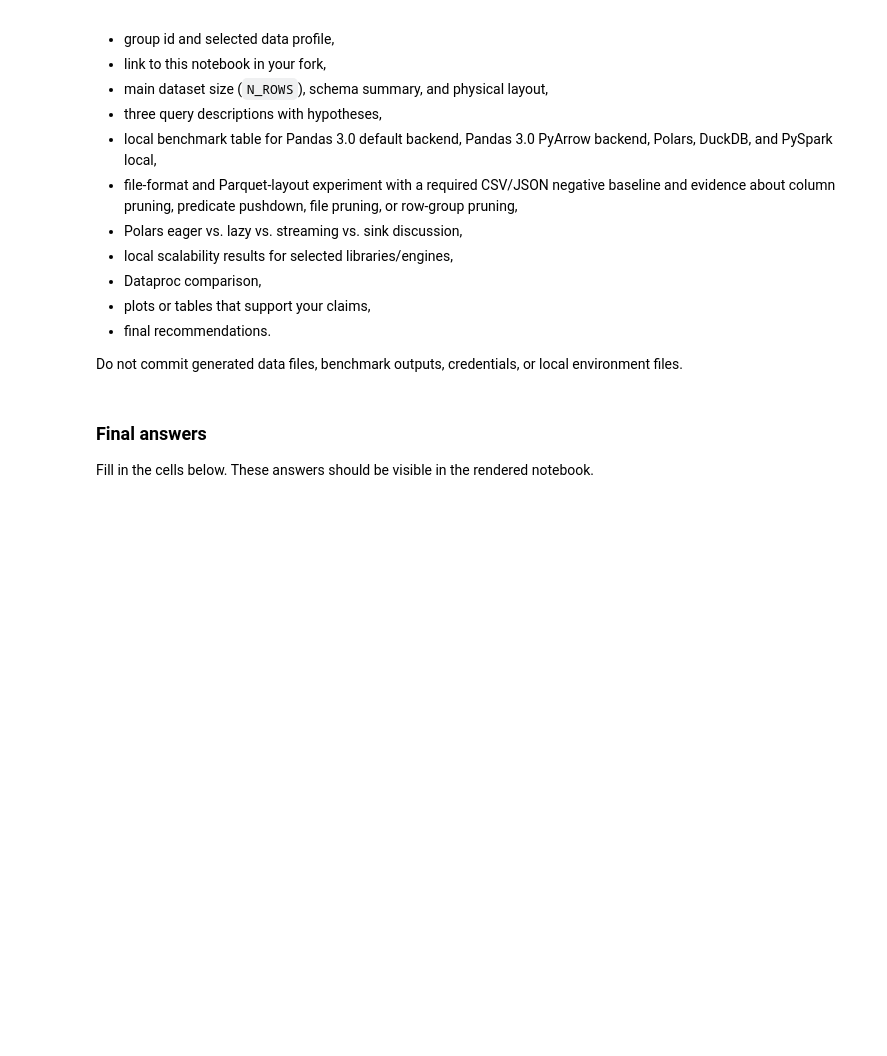
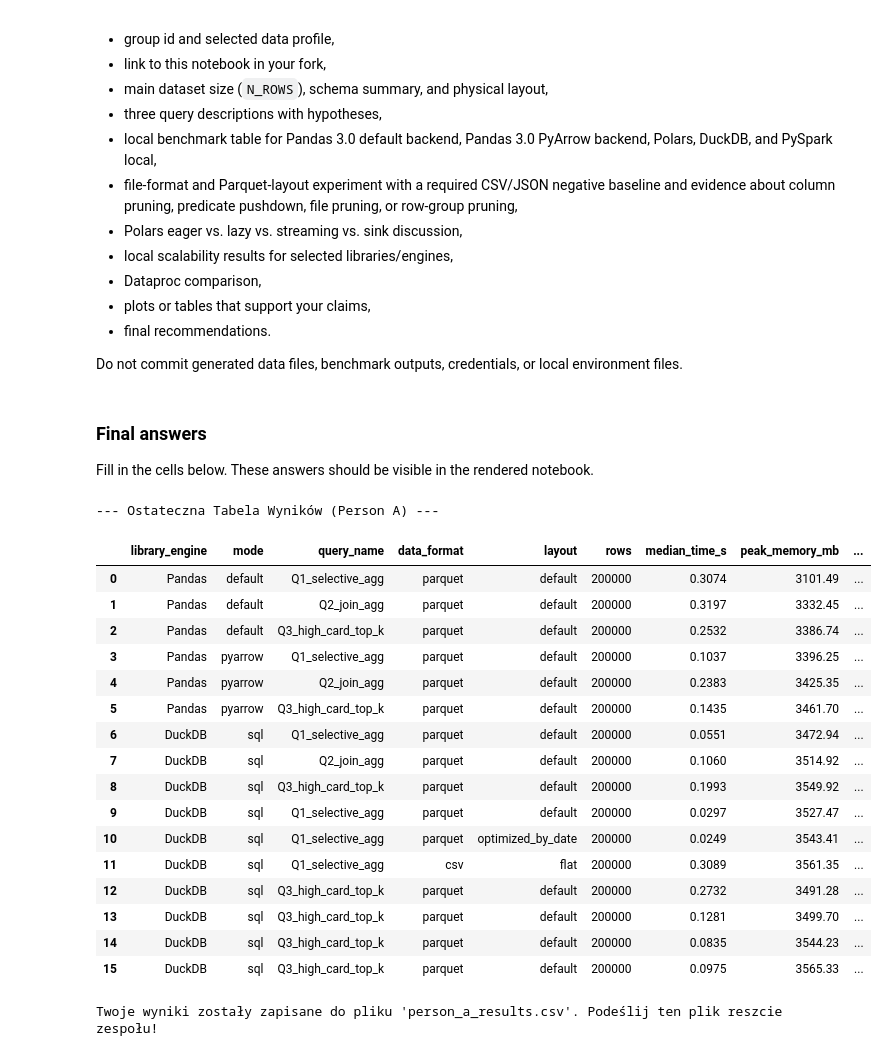
Before and after one commit to m-baj/tbd-workshop-1, a Jupyter notebook: notebooks/tbd_phase_2_26L.ipynb, the cells around one changed output. Cells and saved outputs as stored; diff of their text form; code cells hidden in the pictures; blank space fills up the shorter version.

Commit message:
first implementation of persona

```diff
--- a/notebooks/tbd_phase_2_26L.ipynb
+++ b/notebooks/tbd_phase_2_26L.ipynb
@@ -689,0 +1084,29 @@ In your report, do not only show speedup. Explain why scaling is or is not close
+# %%
+# TODO: Run selected scalability experiments and append results to benchmark_results.
+# ==========================================
+# Task 4: Skalowalność wątków (DuckDB)
+# ==========================================
+
+print("--- Start: DuckDB Skalowalność Wątków (Q3) ---")
+
+# Definiujemy liczby wątków do przetestowania (zgodnie z planem)
+thread_counts = [1, 4, 8, 20]
+
+for threads in thread_counts:
+    # Konfiguracja liczby wątków w DuckDB przed wykonaniem zapytania
+    duckdb.sql(f"PRAGMA threads={threads}")
+
+    # Uruchomienie benchmarku
+    benchmark_results.append(run_benchmark(
+        duckdb_q3, {"events_path": EVENTS_PATH},
+        "DuckDB", "sql", "Q3_high_card_top_k", "parquet", "default", N_ROWS,
+        notes=f"threads={threads}",
+        iterations=3
+    ))
+
+# Przywracamy domyślną liczbę wątków (Twój system ma 20 logicznych rdzeni według logów)
+duckdb.sql("PRAGMA threads=20")
+
+# Zobaczmy tylko wyniki z tego konkretnego eksperymentu
+df_results = pd.DataFrame(benchmark_results)
+display(df_results[df_results['notes'].str.contains('threads', na=False)])
@@ -739,0 +1163,36 @@ display_answer("Final answer 1", FINAL_ANSWER_1)
+# %%
+# ==========================================
+# Assembly: Zebranie wyników Person A
+# ==========================================
+
+print("--- Ostateczna Tabela Wyników (Person A) ---")
+
+# Tworzymy ostateczną tabelę ze wszystkich pomiarów
+final_benchmark_df = pd.DataFrame(benchmark_results)
+
+# Wyświetlamy ją w notebooku
+display(final_benchmark_df)
+
+# Zapisujemy do CSV, żeby łatwo podzielić się z Person B i C
+final_benchmark_df.to_csv("person_a_results.csv", index=False)
+print("Twoje wyniki zostały zapisane do pliku 'person_a_results.csv'. Podeślij ten plik reszcie zespołu!")
+# %% [output]
+--- Ostateczna Tabela Wyników (Person A) ---
+|  | library_engine | mode | query_name | data_format | layout | rows | median_time_s | peak_memory_mb | ... |
+| 0 | Pandas | default | Q1_selective_agg | parquet | default | 200000 | 0.3074 | 3101.49 | ... |
+| 1 | Pandas | default | Q2_join_agg | parquet | default | 200000 | 0.3197 | 3332.45 | ... |
+| 2 | Pandas | default | Q3_high_card_top_k | parquet | default | 200000 | 0.2532 | 3386.74 | ... |
+| 3 | Pandas | pyarrow | Q1_selective_agg | parquet | default | 200000 | 0.1037 | 3396.25 | ... |
+| 4 | Pandas | pyarrow | Q2_join_agg | parquet | default | 200000 | 0.2383 | 3425.35 | ... |
+| 5 | Pandas | pyarrow | Q3_high_card_top_k | parquet | default | 200000 | 0.1435 | 3461.70 | ... |
+| 6 | DuckDB | sql | Q1_selective_agg | parquet | default | 200000 | 0.0551 | 3472.94 | ... |
+| 7 | DuckDB | sql | Q2_join_agg | parquet | default | 200000 | 0.1060 | 3514.92 | ... |
+| 8 | DuckDB | sql | Q3_high_card_top_k | parquet | default | 200000 | 0.1993 | 3549.92 | ... |
+| 9 | DuckDB | sql | Q1_selective_agg | parquet | default | 200000 | 0.0297 | 3527.47 | ... |
+| 10 | DuckDB | sql | Q1_selective_agg | parquet | optimized_by_date | 200000 | 0.0249 | 3543.41 | ... |
+| 11 | DuckDB | sql | Q1_selective_agg | csv | flat | 200000 | 0.3089 | 3561.35 | ... |
+| 12 | DuckDB | sql | Q3_high_card_top_k | parquet | default | 200000 | 0.2732 | 3491.28 | ... |
+| 13 | DuckDB | sql | Q3_high_card_top_k | parquet | default | 200000 | 0.1281 | 3499.70 | ... |
+| 14 | DuckDB | sql | Q3_high_card_top_k | parquet | default | 200000 | 0.0835 | 3544.23 | ... |
+| 15 | DuckDB | sql | Q3_high_card_top_k | parquet | default | 200000 | 0.0975 | 3565.33 | ... |
+Twoje wyniki zostały zapisane do pliku 'person_a_results.csv'. Podeślij ten plik reszcie zespołu!
```
Also changed, not shown: parts of 24 cells of this notebook, 1 other file.
